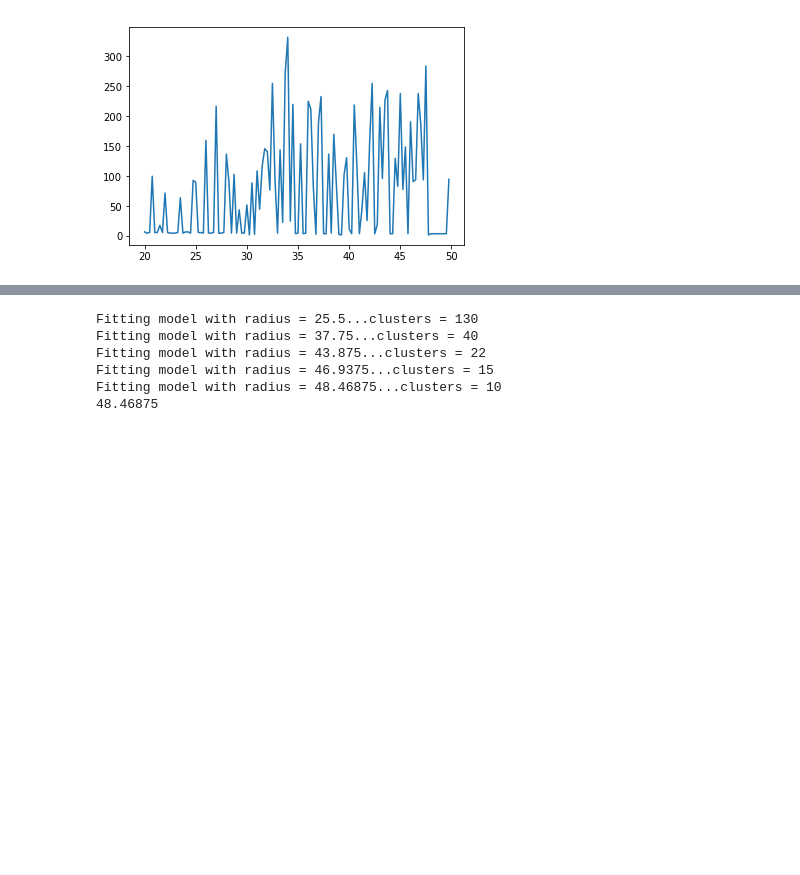
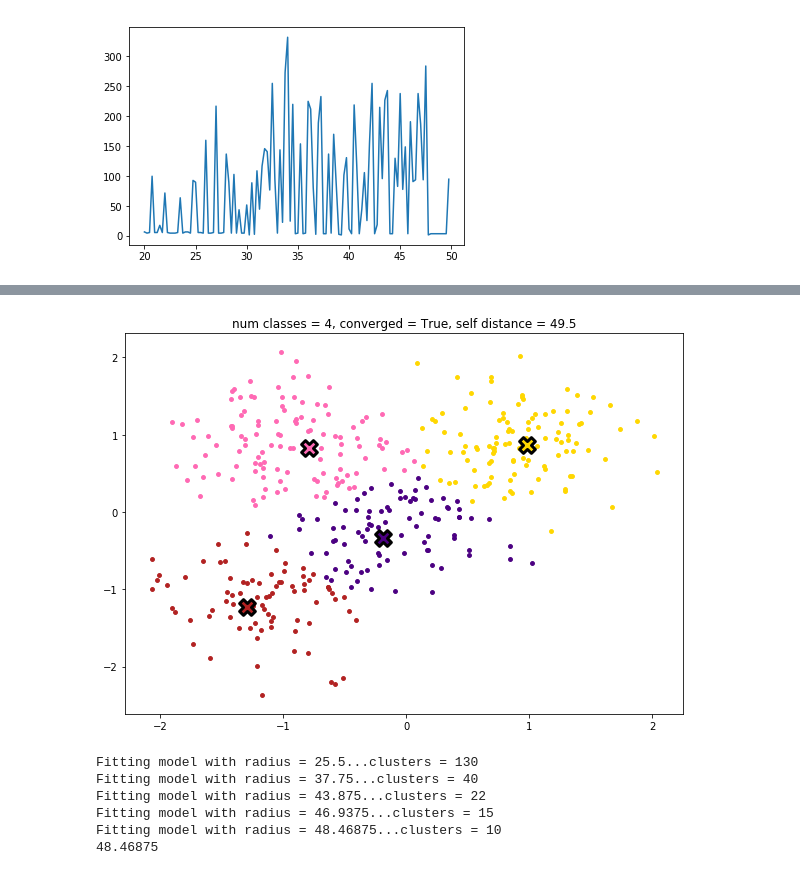
Before and after one commit to Vlad0922/ml_1_solutions, a Jupyter notebook: 2/Clusters.ipynb, the cells around one changed output, grey strips where cells are left out. Cells and saved outputs as stored; diff of their text form; code cells hidden in the pictures; blank space fills up the shorter version.

```diff
--- a/2/Clusters.ipynb
+++ b/2/Clusters.ipynb
@@ -218,13 +220,14 @@ class AffinityPropagation:
         self.self_distance = self_distance
 
     def fit(self, X):
-#         self.X = np.array(X)
+        self.X = X
         self._precalc_distance(X)
         self._find_clusters()
 
 
     def _precalc_distance(self, X):
-        self._S = -1*pairwise_distances(X, metric=self.metric)
+        self._S = -1*pairwise_distances(self.X, metric=self.metric)
+#         self._S += np.random.randn(n_samples, n_samples)*np.finfo(self._S.dtype).tiny*100
         if self.self_distance is None:
             self.self_distance = np.median(self._S)
 #         np.fill_diagonal(self._S, -self.self_distance)
@@ -270,8 +273,6 @@ class AffinityPropagation:
         A = np.zeros((n_samples, n_samples))
         R = np.zeros((n_samples, n_samples))
 
-        #adding noise
-        self._S += np.random.randn(n_samples, n_samples)*np.finfo(self._S.dtype).tiny*100
         e = np.zeros((n_samples, self.batch_size))
 
         idx = np.arange(n_samples)
@@ -309,8 +310,8 @@ class AffinityPropagation:
             clusters_centers = None
             labels.fill(np.nan)
 
-#         self._centroids = self.X[clusters_centers]
-        self._centroids = clusters_centers
+        self._centroids = self.X[clusters_centers]
+#         self._centroids = clusters_centers
         self._labels = labels
         self._converged = converged
 
@@ -331,7 +332,7 @@ def plot_affinity(X, prefs):
         plt.figure(figsize=(10, 7))
         for color, cluster in zip(mcolors.cnames.keys(), classes):
             plt.scatter(X[labels == cluster][:,0], X[labels == cluster][:,1], color=color, s=15)
-#             plt.scatter(model._centroids[cluster][0], model._centroids[cluster][1], color=color, marker='X', s=250, lw=3, edgecolors='black')
+            plt.scatter(model._centroids[cluster][0], model._centroids[cluster][1], color=color, marker='X', s=250, lw=3, edgecolors='black')
         plt.title('num classes = {}, converged = {}, self distance = {}'.format(num_classes, model._converged, p))
 # %%
 def find_preference(X, pref_range, num_clusters, metric='sqeuclidean', verbose=False):
@@ -370,0 +366,5 @@ plot_affinity(X, prefs=[49, 10., 5.])
+# %%
+pref = good_prefs[-1]
+plot_affinity(X, prefs=[pref])
+# %% [output]
+[figure, added]
```
Also changed, not shown: parts of 12 cells of this notebook.
